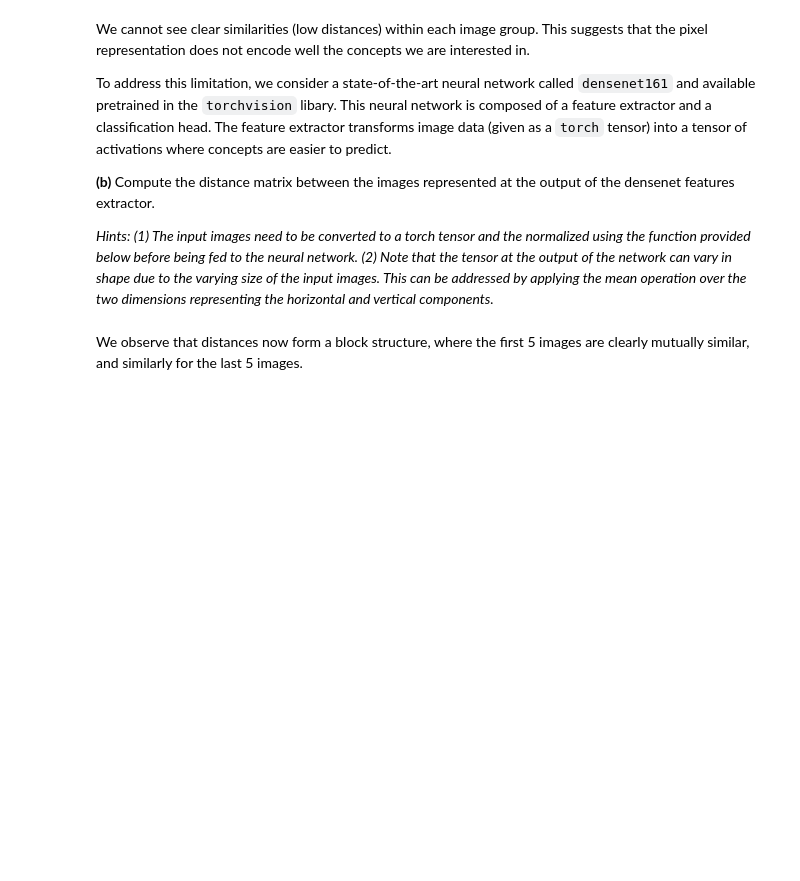
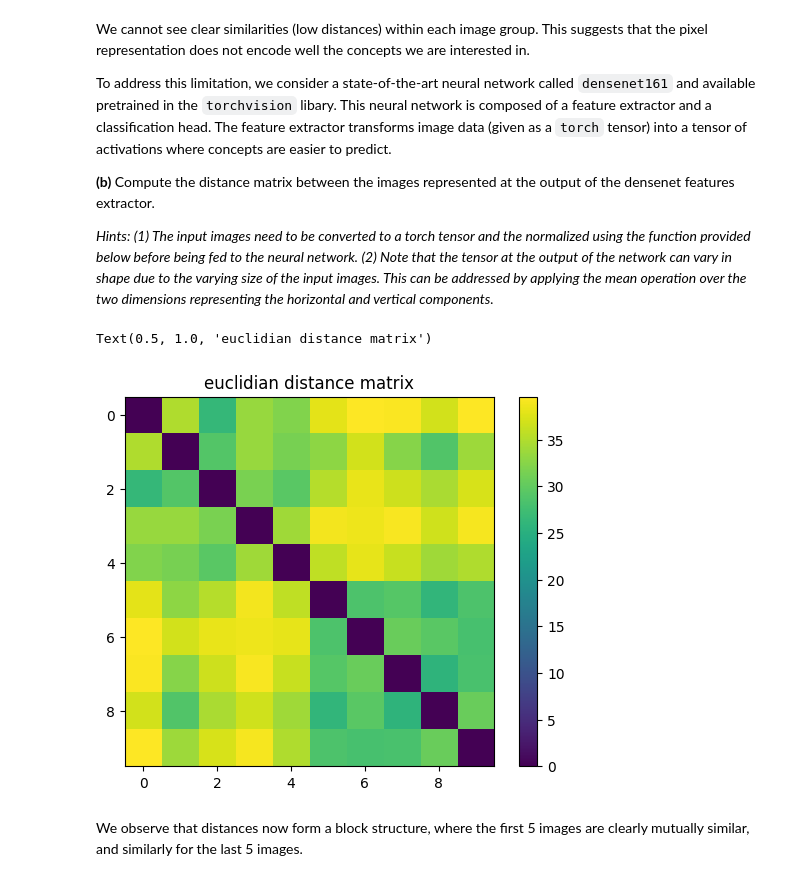
Before and after one commit to konnybonny2307/ml-wise, a Jupyter notebook: 01/sheet01.ipynb, the cells around one changed output. Drawn from its saved outputs; the diff is of its cells as text; code cells hidden in the pictures; blank space fills up the shorter version.

Commit message:
finished image computations

```diff
--- a/01/sheet01.ipynb
+++ b/01/sheet01.ipynb
@@ -186,20 +184,47 @@ To address this limitation, we consider a state-of-the-art neural network called
 # %%
 model = torchvision.models.densenet161(pretrained=True).features
 model.eval();
 
 def normalize(x):
     x = x - torch.Tensor([0.485, 0.456, 0.406]).reshape(1,-1,1,1)
     x = x / torch.Tensor([0.229, 0.224, 0.225]).reshape(1,-1,1,1)
     return x
 
-# ------------------------------------
-# TODO: Replace by your code
-# ------------------------------------
-import solutions
-D = solutions.task3b(images,model,normalize)
-# ------------------------------------
+
+transform = torchvision.transforms.Compose([
+    torchvision.transforms.Resize((256, 256)),
+    torchvision.transforms.CenterCrop(224),
+    torchvision.transforms.ToTensor(),
+])
+
+# extract image features
+
+def extract_features(images, model, normalize):
+    features_list = []
+    for img in images:
+        # preprocess the img
+        img_tensor = transform(img).unsqueeze(0) # add batch dimension
+        img_tensor = normalize(img_tensor) # normalize img
+        with torch.no_grad():
+            features = model(img_tensor) # get features from model
+            features = features.mean(dim=[2,3]) # apply mean pooling over height and width
+        features_list.append(features.squeeze().numpy()) # convert to numpy array and append
+
+    return features_list
+
+
+rgb_images = [img.convert('RGB') for img in images]
+
+features = extract_features(rgb_images, model, normalize)
+
+D = scipy.spatial.distance.squareform(scipy.spatial.distance.pdist(features, metric='euclidean'))
+
 
 plt.imshow(D)
 plt.colorbar()
+plt.title('euclidian distance matrix')
+# %% [output]
+Text(0.5, 1.0, 'euclidian distance matrix')
+[figure, added]
 # %% [markdown]
 We observe that distances now form a block structure, where the first 5 images are clearly mutually similar, and similarly for the last 5 images.
```
Also changed, not shown: parts of 2 cells of this notebook.
